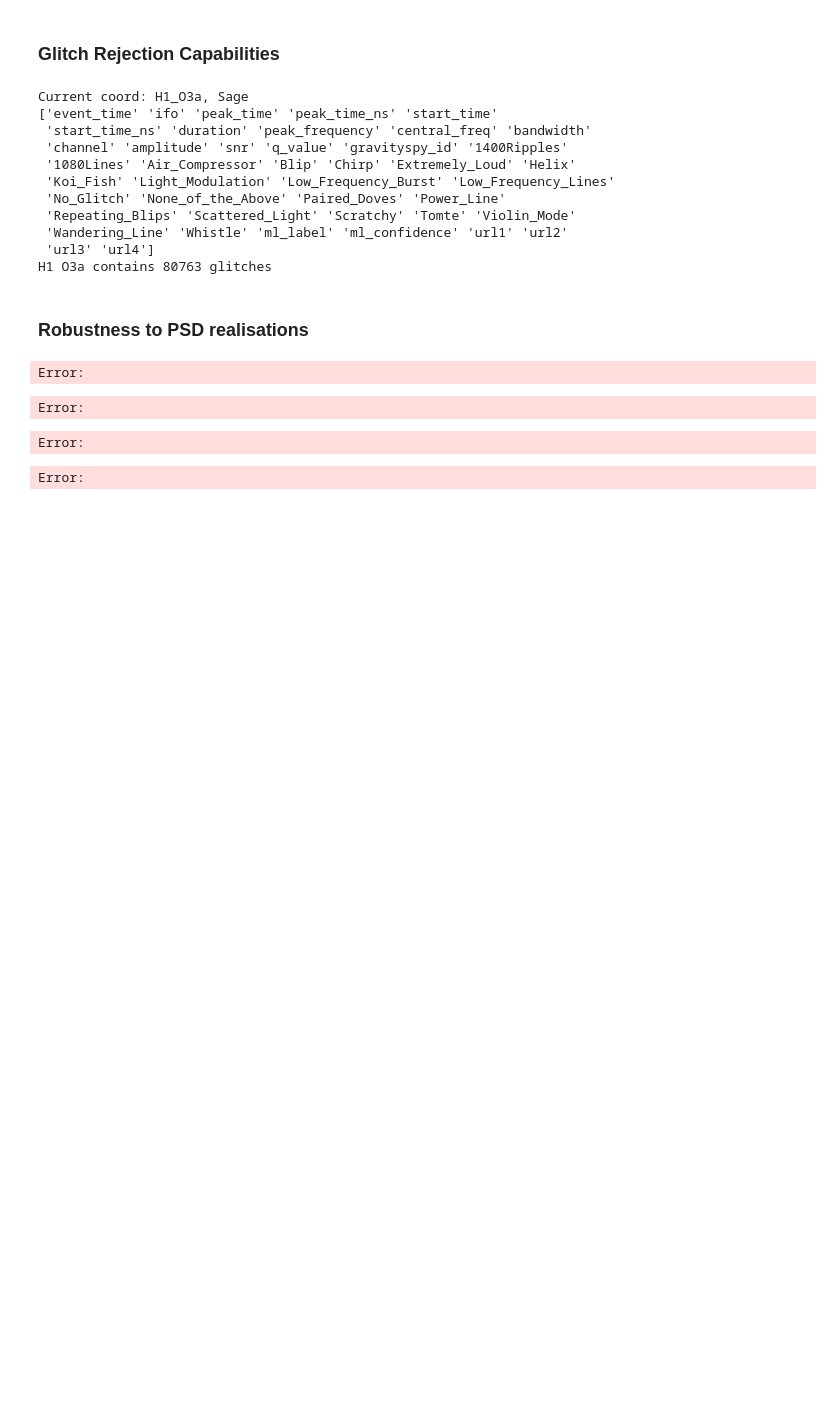
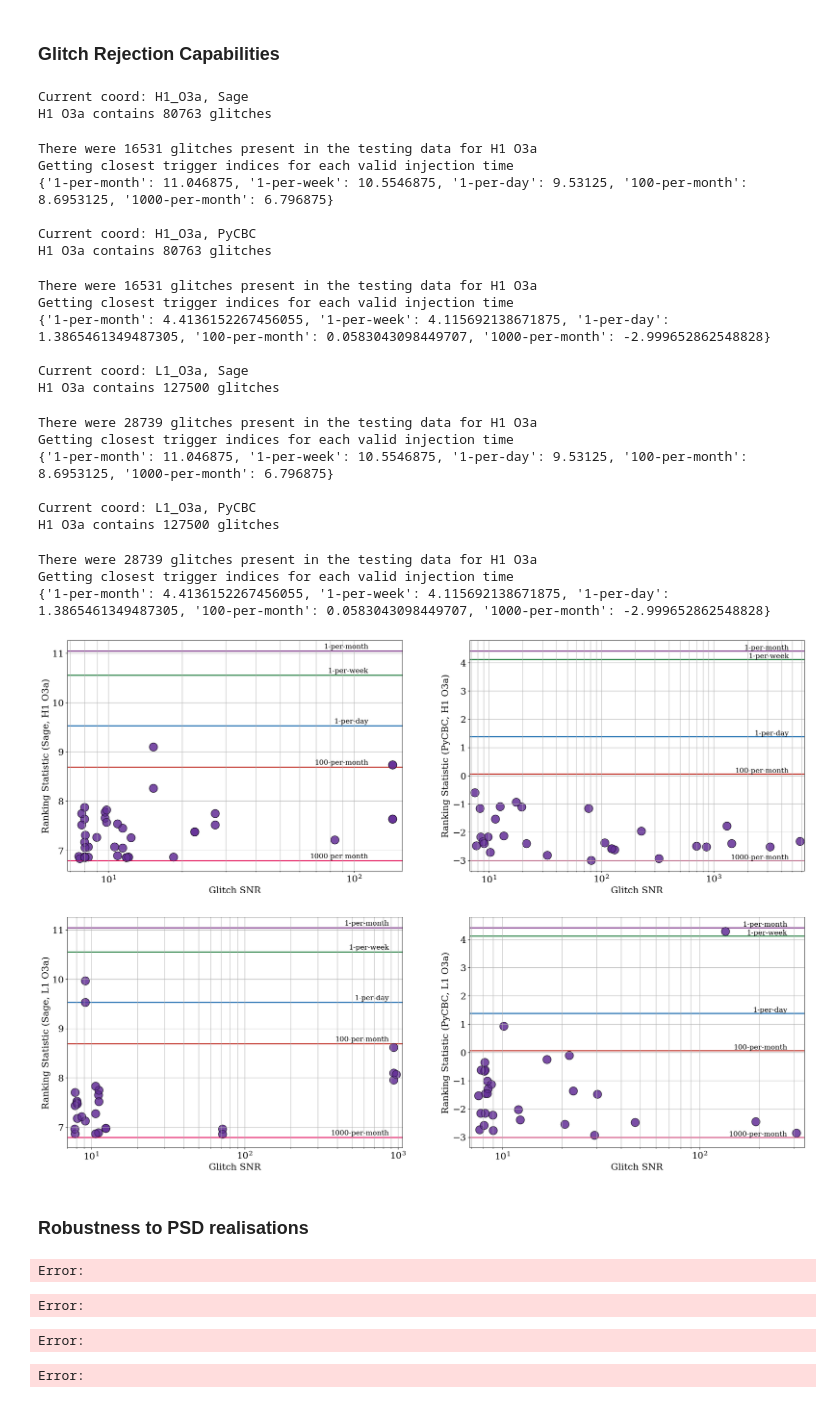
Before and after one commit to nnarenraju/sage, a Jupyter notebook: notebooks/evaluation_plots.ipynb, the cells around one changed output. Cells and saved outputs as stored; diff of their text form; code cells hidden in the pictures; blank space fills up the shorter version.

Commit message:
Working on making glitch rejection plot pretty

```diff
--- a/notebooks/evaluation_plots.ipynb
+++ b/notebooks/evaluation_plots.ipynb
@@ -842,8 +842,12 @@ teams = {'PyCBC': {'fg_events': None, 'bg_events': None},
          'Sage': {'fg_events': None, 'bg_events': None}}
 
 # Paths
-fgpath = ["/home/nnarenraju/Research/ORChiD/results/PyCBC/ds4/fg.hdf", foutput]
-bgpath = ["/home/nnarenraju/Research/ORChiD/results/PyCBC/ds4/bg.hdf", boutput]
+# fgpath = ["/home/nnarenraju/Research/ORChiD/results/PyCBC/ds4/fg.hdf", foutput]
+# bgpath = ["/home/nnarenraju/Research/ORChiD/results/PyCBC/ds4/bg.hdf", boutput]
+fout = "/home/nnarenraju/Research/ORChiD/test_data_d4/testing_foutput_annealed_training.hdf"
+bout = "/home/nnarenraju/Research/ORChiD/test_data_d4/testing_boutput_annealed_training.hdf"
+fgpath = ["/home/nnarenraju/Research/ORChiD/results/PyCBC/ds4/fg.hdf", fout]
+bgpath = ["/home/nnarenraju/Research/ORChiD/results/PyCBC/ds4/bg.hdf", bout]
 # Get data from the outputs files
 for fgp, bgp, tname in zip(fgpath, bgpath, teams.keys()):
     fg_events, bg_events = read_network_output(fgp, bgp)
@@ -1142,48 +1139,61 @@ for num, ((detfile, tname), ax) in enumerate(zip(coords, axs)):
         ax.hlines(y=thresh, xmin=xmin, xmax=xmax, linewidth=2., label=thresh_name, colors=c, zorder=1)
     # Scatter plot of glitch triggers
     # foo = ax.scatter(glitches_above_1000_per_month[:,1], glitches_above_1000_per_month[:,0], s=256, alpha=0.8, c=nearest_event_dt, cmap='viridis_r', edgecolors='k')
-        foo = ax.scatter(glitches_above_1000_per_month[:,1], glitches_above_1000_per_month[:,0], s=256, alpha=0.5, c='rebeccapurple', edgecolors='k')
+        foo = ax.scatter(glitches_above_1000_per_month[:,1], glitches_above_1000_per_month[:,0], s=256, alpha=0.33, c='rebeccapurple', edgecolors='k')
 
     # placing text instead of legend
     for thresh_name, tval in thresh_vals.items():
         factor = 0.9 if detfile == 'L1_O3a' else 0.8
         ax.text(factor*max(glitches_above_1000_per_month[:,1]), tval+0.05, '{}'.format(thresh_name), horizontalalignment='right', fontsize=14)
 
     """
     divider = make_axes_locatable(ax)
     cax = divider.append_axes('right', size='5%', pad=0.05)
     cbar = fig.colorbar(foo, cax=cax, orientation='vertical', alpha=1.0)
     if num == 1 or num == 3 or True:
         cbar.set_label(r'$\mathregular{min|T^{g} - T^{inj}_i|}$', rotation=90)
         cbar.set_alpha(1.0)
     """
     ax.grid(which='both')
     ax.set_xlim(xmin, xmax)
     ax.set_xscale('log')
 
 save_path = "./evaluation_plots/glitch_triggers.png"
 # plt.tight_layout()
 left  = 0.05    # the left side of the subplots of the figure
 right = 0.1    # the right side of the subplots of the figure
 bottom = 0.1   # the bottom of the subplots of the figure
 top = 0.1      # the top of the subplots of the figure
 wspace = 0.2   # the amount of width reserved for blank space between subplots
 hspace = 0.2   # the amount of height reserved for white space between subplots
 plt.subplots_adjust(wspace=wspace)
 plt.savefig(save_path, bbox_inches='tight', dpi=500)
 plt.show()
 # %% [output]
 Current coord: H1_O3a, Sage
-['event_time' 'ifo' 'peak_time' 'peak_time_ns' 'start_time'
- 'start_time_ns' 'duration' 'peak_frequency' 'central_freq' 'bandwidth'
- 'channel' 'amplitude' 'snr' 'q_value' 'gravityspy_id' '1400Ripples'
- '1080Lines' 'Air_Compressor' 'Blip' 'Chirp' 'Extremely_Loud' 'Helix'
- 'Koi_Fish' 'Light_Modulation' 'Low_Frequency_Burst' 'Low_Frequency_Lines'
- 'No_Glitch' 'None_of_the_Above' 'Paired_Doves' 'Power_Line'
- 'Repeating_Blips' 'Scattered_Light' 'Scratchy' 'Tomte' 'Violin_Mode'
- 'Wandering_Line' 'Whistle' 'ml_label' 'ml_confidence' 'url1' 'url2'
- 'url3' 'url4']
 H1 O3a contains 80763 glitches
+There were 16531 glitches present in the testing data for H1 O3a
+Getting closest trigger indices for each valid injection time
+{'1-per-month': 11.046875, '1-per-week': 10.5546875, '1-per-day': 9.53125, '100-per-month': 8.6953125, '1000-per-month': 6.796875}
+
+Current coord: H1_O3a, PyCBC
+H1 O3a contains 80763 glitches
+There were 16531 glitches present in the testing data for H1 O3a
+Getting closest trigger indices for each valid injection time
+{'1-per-month': 4.4136152267456055, '1-per-week': 4.115692138671875, '1-per-day': 1.3865461349487305, '100-per-month': 0.0583043098449707, '1000-per-month': -2.999652862548828}
+
+Current coord: L1_O3a, Sage
+H1 O3a contains 127500 glitches
+There were 28739 glitches present in the testing data for H1 O3a
+Getting closest trigger indices for each valid injection time
+{'1-per-month': 11.046875, '1-per-week': 10.5546875, '1-per-day': 9.53125, '100-per-month': 8.6953125, '1000-per-month': 6.796875}
+
+Current coord: L1_O3a, PyCBC
+H1 O3a contains 127500 glitches
+There were 28739 glitches present in the testing data for H1 O3a
+Getting closest trigger indices for each valid injection time
+{'1-per-month': 4.4136152267456055, '1-per-week': 4.115692138671875, '1-per-day': 1.3865461349487305, '100-per-month': 0.0583043098449707, '1000-per-month': -2.999652862548828}
+[figure, added]
 # %% [markdown]
 ### Robustness to PSD realisations
 # %%
```
Also changed, not shown: parts of 3 cells of this notebook.
